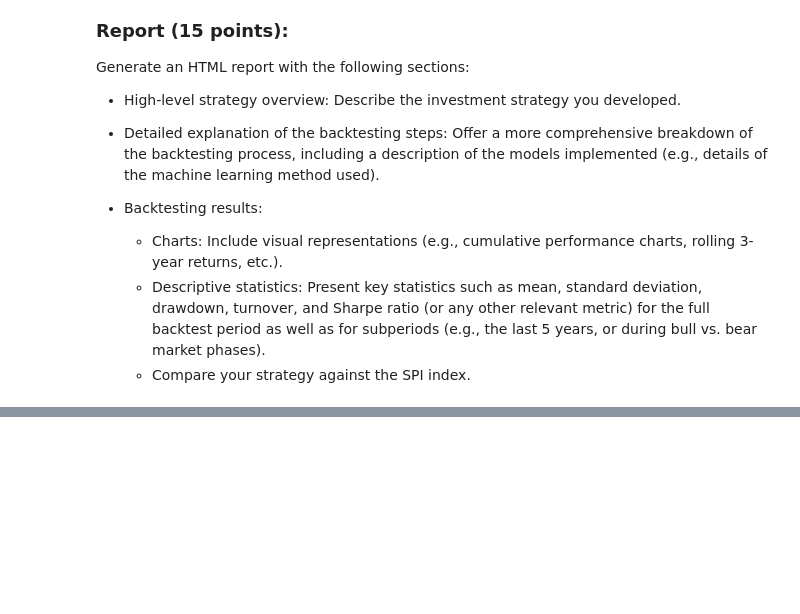
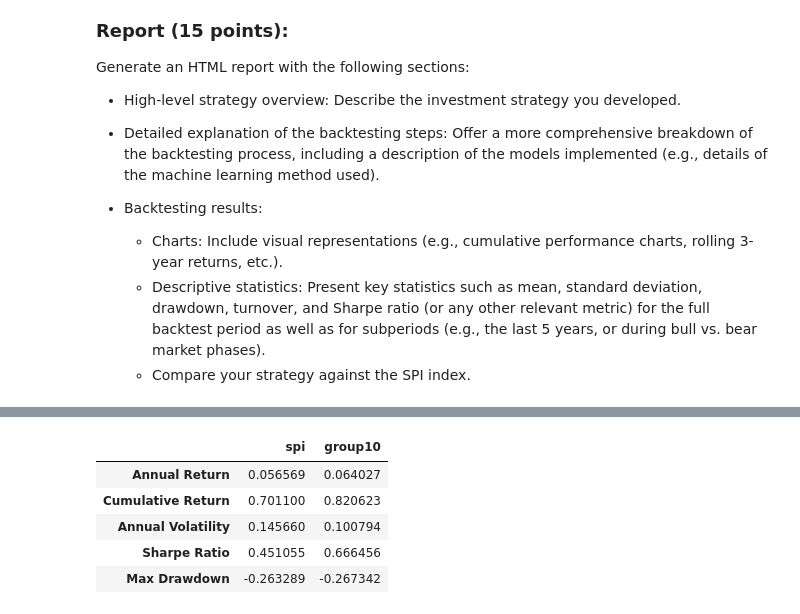
Before and after one commit to crowmatix/qpmwp-course, a Jupyter notebook: assignments/assignment_5.ipynb, the cells around one changed output, grey strips where cells are left out. Cells and saved outputs as stored; diff of their text form; code cells hidden in the pictures; blank space fills up the shorter version.

```diff
--- a/assignments/assignment_5.ipynb
+++ b/assignments/assignment_5.ipynb
@@ -227,0 +412,37 @@ RuntimeError: Estimation method not recognized.
+# %%
+# --------------------------------------------------------------------------
+# Decriptive statistics
+# --------------------------------------------------------------------------
+
+import empyrical as ep
+
+# Compute individual performance metrics for each simulated strategy using empyrical
+annual_return = {}
+cumulative_returns = {}
+annual_volatility = {}
+sharpe_ratio = {}
+max_drawdown = {}
+tracking_error = {}
+for column in sim.columns:
+    #print(f'Performance metrics for {column}')
+    annual_return[column] = ep.annual_return(sim[column])
+    cumulative_returns[column] = ep.cum_returns(sim[column]).tail(1).values[0]
+    annual_volatility[column] = ep.annual_volatility(sim[column])
+    sharpe_ratio[column] = ep.sharpe_ratio(sim[column])
+    max_drawdown[column] = ep.max_drawdown(sim[column])
+    tracking_error[column] = ep.annual_volatility(sim[column] - sim['spi'])
+
+
+annual_returns = pd.DataFrame(annual_return, index=['Annual Return'])
+cumret = pd.DataFrame(cumulative_returns, index=['Cumulative Return'])
+annual_volatility = pd.DataFrame(annual_volatility, index=['Annual Volatility'])
+sharpe  = pd.DataFrame(sharpe_ratio, index=['Sharpe Ratio'])
+mdd = pd.DataFrame(max_drawdown, index=['Max Drawdown'])
+pd.concat([annual_returns, cumret, annual_volatility, sharpe, mdd])
+# %% [output]
+|  | spi | group10 |
+| Annual Return | 0.056569 | 0.064027 |
+| Cumulative Return | 0.701100 | 0.820623 |
+| Annual Volatility | 0.145660 | 0.100794 |
+| Sharpe Ratio | 0.451055 | 0.666456 |
+| Max Drawdown | -0.263289 | -0.267342 |
```
Also changed, not shown: parts of 9 cells of this notebook.
